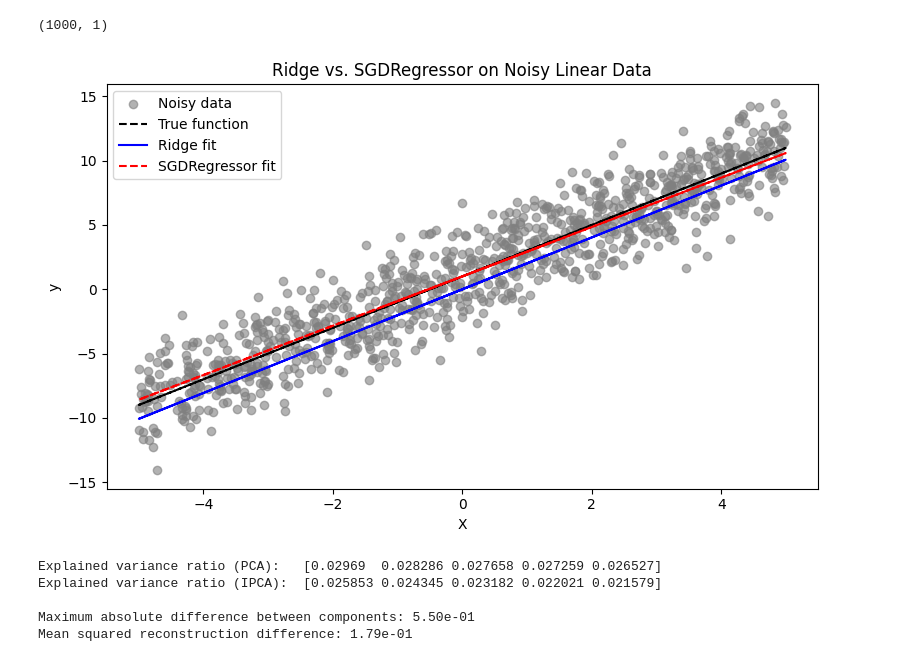
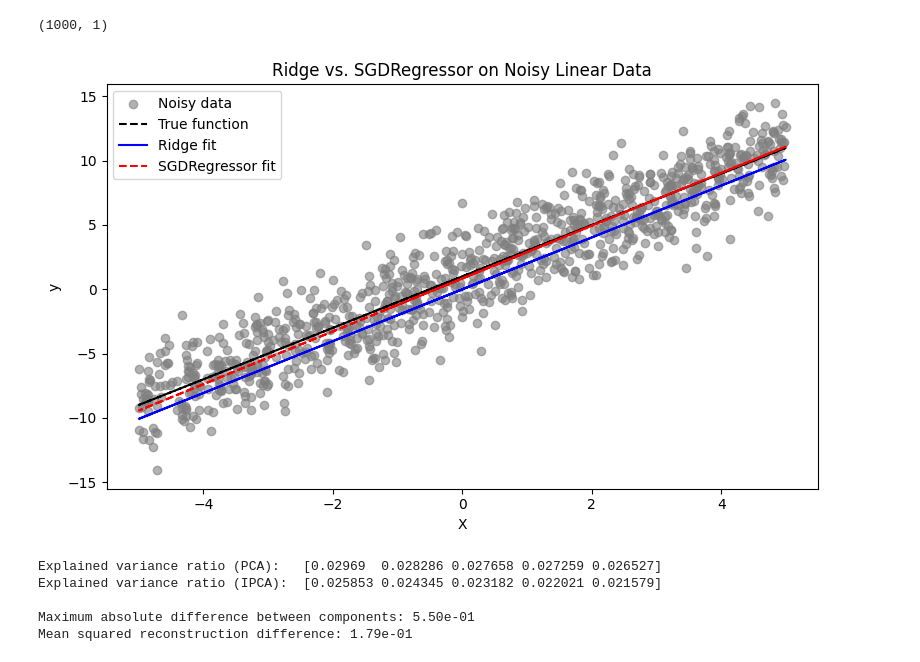
Before and after one commit to MarkusFas/smooth-SOAP, a Jupyter notebook: src/methods/test.ipynb, the cells around one changed output. Cells and saved outputs as stored; diff of their text form; code cells hidden in the pictures.

```diff
--- a/src/methods/test.ipynb
+++ b/src/methods/test.ipynb
@@ -8,36 +8,36 @@ import matplotlib.pyplot as plt
 from sklearn.linear_model import Ridge, SGDRegressor
 
 # --- Generate simple 1D noisy data ---
 rng = np.random.default_rng(0)
 X = rng.uniform(-5, 5, 1000).reshape(-1, 1)
 y_true = 2.0 * X.squeeze() + 1.0
 y = y_true + rng.normal(scale=2.0, size=X.shape[0])
 
 # --- Fit Ridge (exact) ---
 ridge = Ridge(alpha=0.1, fit_intercept=False)
 ridge.fit(X, y)
 y_ridge = ridge.predict(X)
 
 # --- Fit SGDRegressor (approximate ridge) ---
 sgd = SGDRegressor(penalty="l2", alpha=0.1, max_iter=1000, tol=1e-10, random_state=0)
-for x_i, y_i = zip(X, y):
-    sgd.partial_fit(x_i, y_i)
+for x_i, y_i in zip(X, y):
+    sgd.partial_fit([x_i], [y_i])
 y_sgd = sgd.predict(X)
 
 # --- Plot ---
 plt.figure(figsize=(8,5))
 plt.scatter(X, y, color="gray", alpha=0.6, label="Noisy data")
 plt.plot(X, y_true, color="black", linestyle="--", label="True function")
 plt.plot(X, y_ridge, color="blue", label="Ridge fit")
 plt.plot(X, y_sgd, color="red", linestyle="--", label="SGDRegressor fit")
 plt.title("Ridge vs. SGDRegressor on Noisy Linear Data")
 plt.xlabel("X")
 plt.ylabel("y")
 plt.legend()
 plt.tight_layout()
 plt.show()
 # %% [output]
-[figure, old version]
+[figure, new version]
 # %%
 import numpy as np
 from sklearn.decomposition import PCA, IncrementalPCA
```
Also changed, not shown: 2 other files.
